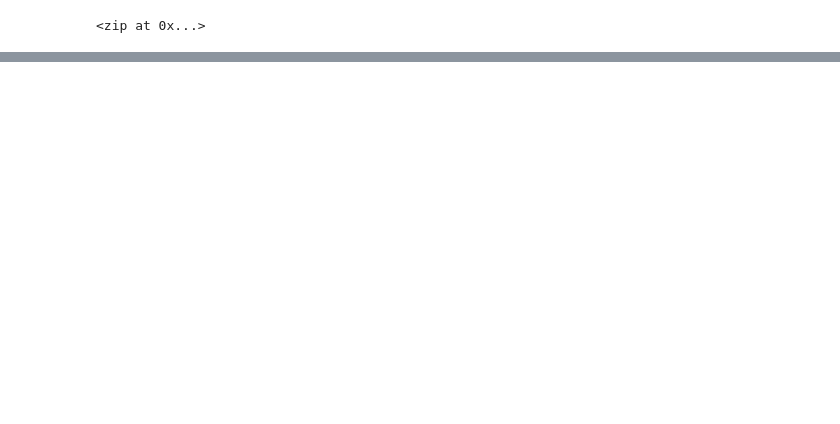
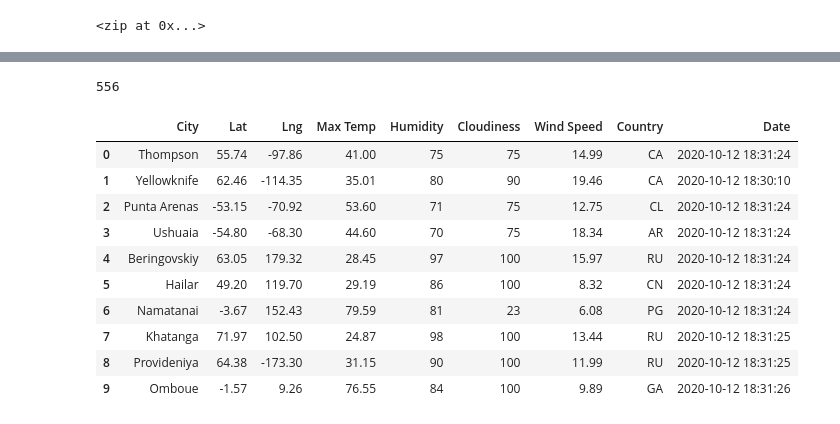
Before and after one commit to kenliew728/World_Weather_Analysis, a Jupyter notebook: WeatherPy.ipynb, the cells around one changed output, grey strips where cells are left out. Drawn from its saved outputs; the diff is of its cells as text; code cells hidden in the pictures; blank space fills up the shorter version.

```diff
--- a/WeatherPy.ipynb
+++ b/WeatherPy.ipynb
@@ -37,0 +151,4 @@ len(cities)
+# %%
+len(city_data)
+# %% [output]
+556
@@ -37,0 +157,16 @@ len(cities)
+# %%
+# Convert the array of dictionaries to a Panda DataFrame.
+city_data_df = pd.DataFrame(city_data)
+city_data_df.head(10)
+# %% [output]
+|  | City | Lat | Lng | Max Temp | Humidity | Cloudiness | Wind Speed | Country | Date |
+| 0 | Thompson | 55.74 | -97.86 | 41.00 | 75 | 75 | 14.99 | CA | 2020-10-12 18:31:24 |
+| 1 | Yellowknife | 62.46 | -114.35 | 35.01 | 80 | 90 | 19.46 | CA | 2020-10-12 18:30:10 |
+| 2 | Punta Arenas | -53.15 | -70.92 | 53.60 | 71 | 75 | 12.75 | CL | 2020-10-12 18:31:24 |
+| 3 | Ushuaia | -54.80 | -68.30 | 44.60 | 70 | 75 | 18.34 | AR | 2020-10-12 18:31:24 |
+| 4 | Beringovskiy | 63.05 | 179.32 | 28.45 | 97 | 100 | 15.97 | RU | 2020-10-12 18:31:24 |
+| 5 | Hailar | 49.20 | 119.70 | 29.19 | 86 | 100 | 8.32 | CN | 2020-10-12 18:31:24 |
+| 6 | Namatanai | -3.67 | 152.43 | 79.59 | 81 | 23 | 6.08 | PG | 2020-10-12 18:31:24 |
+| 7 | Khatanga | 71.97 | 102.50 | 24.87 | 98 | 100 | 13.44 | RU | 2020-10-12 18:31:25 |
+| 8 | Provideniya | 64.38 | -173.30 | 31.15 | 90 | 100 | 11.99 | RU | 2020-10-12 18:31:25 |
+| 9 | Omboue | -1.57 | 9.26 | 76.55 | 84 | 100 | 9.89 | GA | 2020-10-12 18:31:26 |
```
Also changed, not shown: parts of 8 cells of this notebook.
